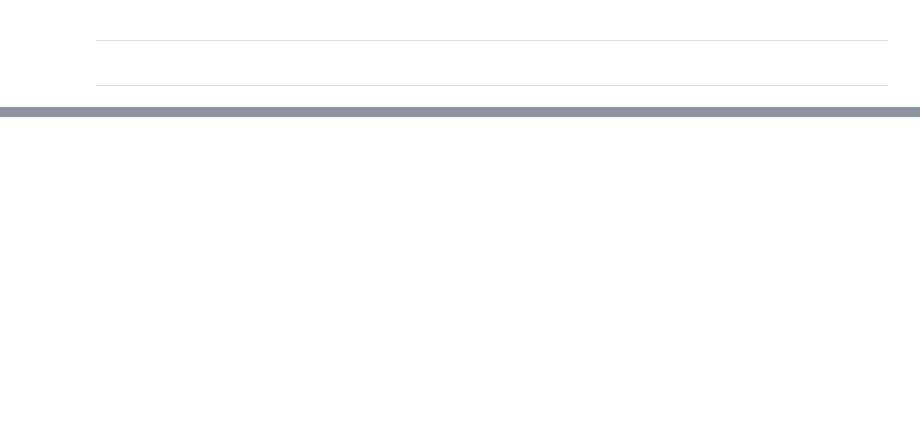
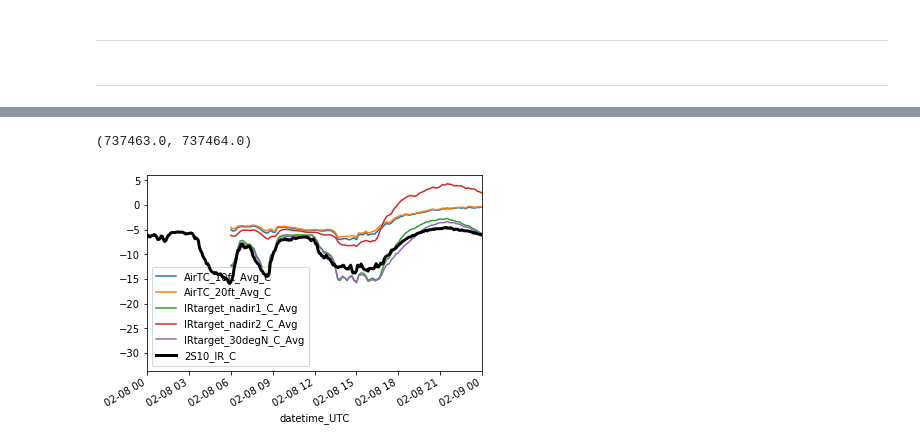
Before and after one commit to spestana/snowex2020, a Jupyter notebook: airborne_ir_feb8.ipynb, the cells around one changed output, grey strips where cells are left out. Cells and saved outputs as stored; diff of their text form; code cells hidden in the pictures; blank space fills up the shorter version.

```diff
--- a/airborne_ir_feb8.ipynb
+++ b/airborne_ir_feb8.ipynb
@@ -192,3 +197,5 @@ Ttree_airborneIR_mean = np.array(Ttree_airborneIR_mean)
 ---
 # %% [markdown]
 ---
+# %%
+df = pd.read_csv(r'C:\Users\steve\OneDrive\Documents\School Stuff\UW\Mountain Hydrology Research Group\SnowEx\SnowEx Met Data\SnowEx2020_met_data\MW-V7_clean.csv')
@@ -195,6 +218,6 @@ Ttree_airborneIR_mean = np.array(Ttree_airborneIR_mean)
 # %%
-df = pd.read_csv('data/example_GOES_4band_tempSep_GrandMesa_Feb82020.csv')
-datestrings = [str(df['year'][i]) + '-' + str(df['doy'][i]) +'T' + str(df['hour'][i]) +':' + str(df['minute'][i]) +':00' for i in range(len(df))]
-df['datetime_UTC'] = pd.to_datetime(datestrings, format='%Y-%jT%H:%M:%S') + datetime.timedelta(hours=6)
-df.set_index('datetime_UTC', inplace=True)
+#df = pd.read_csv('data/example_GOES_4band_tempSep_GrandMesa_Feb82020.csv')
+#datestrings = [str(df['year'][i]) + '-' + str(df['doy'][i]) +'T' + str(df['hour'][i]) +':' + str(df['minute'][i]) +':00' for i in range(len(df))]
+#df['datetime_UTC'] = pd.to_datetime(datestrings, format='%Y-%jT%H:%M:%S') + datetime.timedelta(hours=6)
+#df.set_index('datetime_UTC', inplace=True)
 #df.head()
@@ -200,0 +292,16 @@ df.set_index('datetime_UTC', inplace=True)
+# %%
+
+df.AirTC_10ft_Avg_C.plot(label='AirTC_10ft_Avg_C')
+df.AirTC_20ft_Avg_C.plot(label='AirTC_20ft_Avg_C')
+df.IRtarget_nadir1_C_Avg.plot(label='IRtarget_nadir1_C_Avg')
+df.IRtarget_nadir2_C_Avg.plot(label='IRtarget_nadir2_C_Avg')
+df.IRtarget_30degN_C_Avg.plot(label='IRtarget_30degN_C_Avg')
+gm1.rad_avg.plot(linestyle='-', linewidth=3, c='k', label='2S10_IR_C', zorder=99)
+#df.IRtarget_30degS_C_Avg.plot(label='IRtarget_30degS_C_Avg')
+#df.TCstringC_75cm_Avg.plot(label='')
+#df.TCstringC_100cm_Avg.plot(label='')
+plt.legend()
+plt.xlim(np.datetime64('2020-02-08T00'),np.datetime64('2020-02-09T00'))
+# %% [output]
+(737463.0, 737464.0)
+[figure, added]
```
Also changed, not shown: parts of 10 cells of this notebook.
